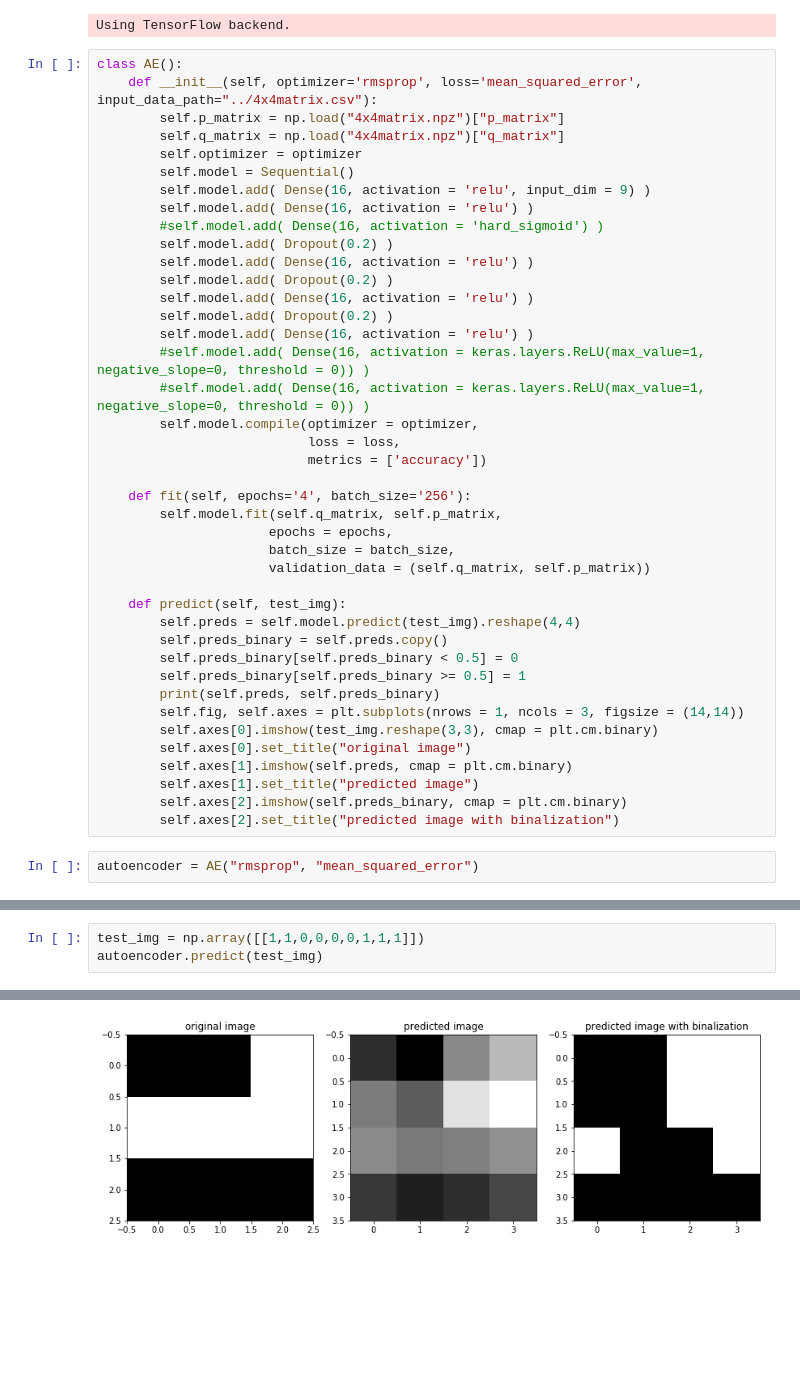
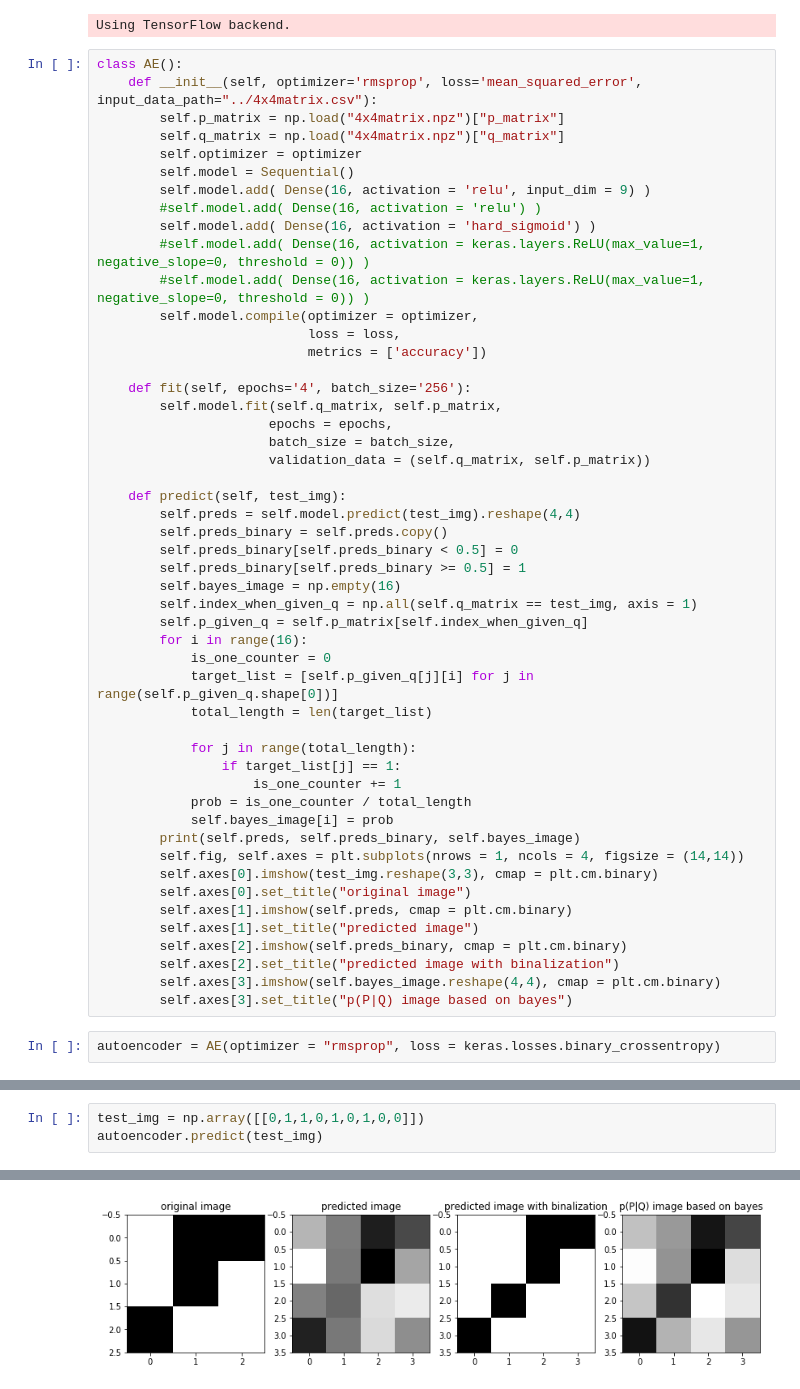
Before and after one commit to mositori/Bayesian-SuperResolution, a Jupyter notebook: ex1/autoencoder_example.ipynb, the cells around one changed output, grey strips where cells are left out. Saved outputs shown, nothing was run; the diff lists cells and outputs as text; blank space fills up the shorter version.

Commit message:
add bayes rule

```diff
--- a/ex1/autoencoder_example.ipynb
+++ b/ex1/autoencoder_example.ipynb
@@ -20,14 +20,8 @@ class AE():
         self.optimizer = optimizer
         self.model = Sequential()
         self.model.add( Dense(16, activation = 'relu', input_dim = 9) )
-        self.model.add( Dense(16, activation = 'relu') )
-        #self.model.add( Dense(16, activation = 'hard_sigmoid') )
-        self.model.add( Dropout(0.2) )
-        self.model.add( Dense(16, activation = 'relu') )
-        self.model.add( Dropout(0.2) )
-        self.model.add( Dense(16, activation = 'relu') )
-        self.model.add( Dropout(0.2) )
-        self.model.add( Dense(16, activation = 'relu') )
+        #self.model.add( Dense(16, activation = 'relu') )
+        self.model.add( Dense(16, activation = 'hard_sigmoid') )
         #self.model.add( Dense(16, activation = keras.layers.ReLU(max_value=1, negative_slope=0, threshold = 0)) )
         #self.model.add( Dense(16, activation = keras.layers.ReLU(max_value=1, negative_slope=0, threshold = 0)) )
         self.model.compile(optimizer = optimizer,
@@ -45,13 +39,28 @@ class AE():
         self.preds_binary = self.preds.copy()
         self.preds_binary[self.preds_binary < 0.5] = 0
         self.preds_binary[self.preds_binary >= 0.5] = 1
-        print(self.preds, self.preds_binary)
-        self.fig, self.axes = plt.subplots(nrows = 1, ncols = 3, figsize = (14,14))
+        self.bayes_image = np.empty(16)
+        self.index_when_given_q = np.all(self.q_matrix == test_img, axis = 1)
+        self.p_given_q = self.p_matrix[self.index_when_given_q]
+        for i in range(16):
+            is_one_counter = 0
+            target_list = [self.p_given_q[j][i] for j in range(self.p_given_q.shape[0])]
+            total_length = len(target_list)
+
+            for j in range(total_length):
+                if target_list[j] == 1:
+                    is_one_counter += 1
+            prob = is_one_counter / total_length
+            self.bayes_image[i] = prob
+        print(self.preds, self.preds_binary, self.bayes_image)
+        self.fig, self.axes = plt.subplots(nrows = 1, ncols = 4, figsize = (14,14))
         self.axes[0].imshow(test_img.reshape(3,3), cmap = plt.cm.binary)
         self.axes[0].set_title("original image")
         self.axes[1].imshow(self.preds, cmap = plt.cm.binary)
         self.axes[1].set_title("predicted image")
         self.axes[2].imshow(self.preds_binary, cmap = plt.cm.binary)
         self.axes[2].set_title("predicted image with binalization")
+        self.axes[3].imshow(self.bayes_image.reshape(4,4), cmap = plt.cm.binary)
+        self.axes[3].set_title("p(P|Q) image based on bayes")
 # %%
-autoencoder = AE("rmsprop", "mean_squared_error")
+autoencoder = AE(optimizer = "rmsprop", loss = keras.losses.binary_crossentropy)
@@ -92,4 +101,4 @@ Epoch 5/5
 # %%
-test_img = np.array([[1,1,0,0,0,0,1,1,1]])
+test_img = np.array([[0,1,1,0,1,0,1,0,0]])
 autoencoder.predict(test_img)
 # %% [output]
@@ -103 +114 @@ autoencoder.predict(test_img)
-[figure, old version]
+[figure, new version]
```
Also changed, not shown: parts of 17 cells of this notebook, 1 other file.
